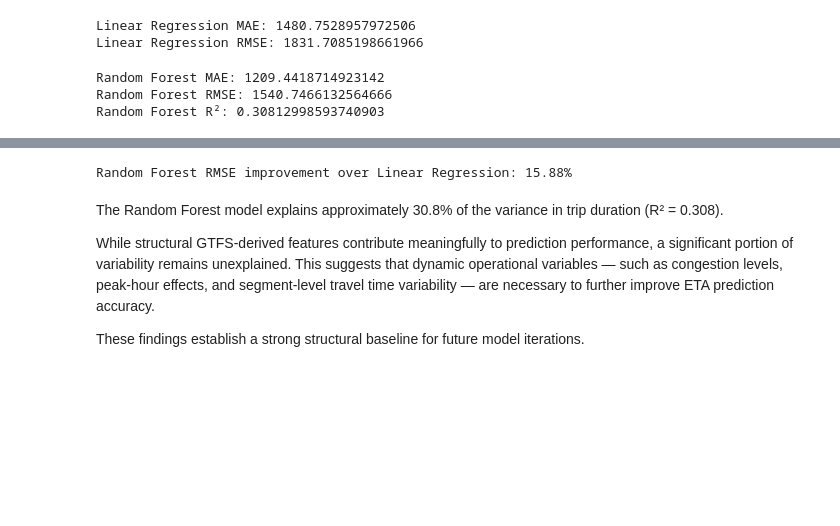
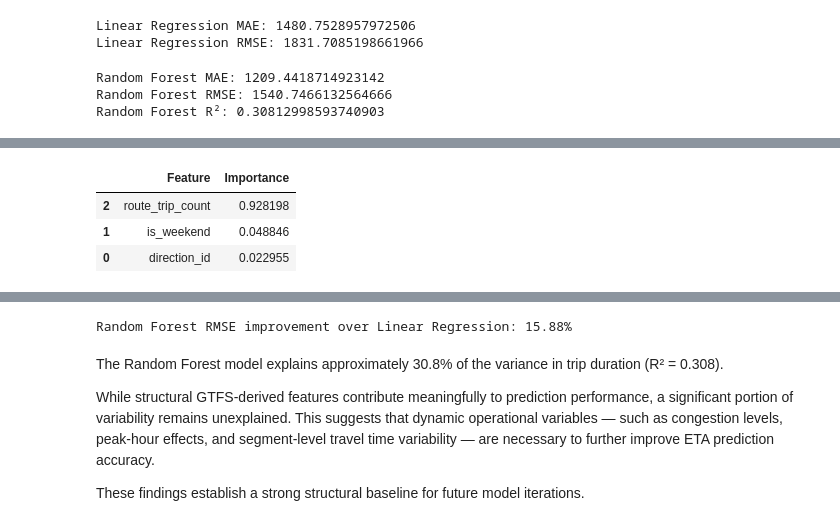
Before and after one commit to Felipe-Ulloa-CA/bus-eta-prediction, a Jupyter notebook: bus_eta_model.ipynb, the cells around one changed output, grey strips where cells are left out. Drawn from its saved outputs; the diff is of its cells as text; code cells hidden in the pictures; blank space fills up the shorter version.

```diff
--- a/bus_eta_model.ipynb
+++ b/bus_eta_model.ipynb
@@ -208,0 +270,18 @@ Random Forest R²: 0.30812998593740903
+# %%
+# Extract feature importance
+importances = rf.feature_importances_
+
+feature_importance_df = pd.DataFrame({
+    "Feature": features,
+    "Importance": importances
+})
+
+# Sort by importance
+feature_importance_df = feature_importance_df.sort_values(by="Importance", ascending=False)
+
+feature_importance_df
+# %% [output]
+|  | Feature | Importance |
+| 2 | route_trip_count | 0.928198 |
+| 1 | is_weekend | 0.048846 |
+| 0 | direction_id | 0.022955 |
```
Also changed, not shown: parts of 11 cells of this notebook.
